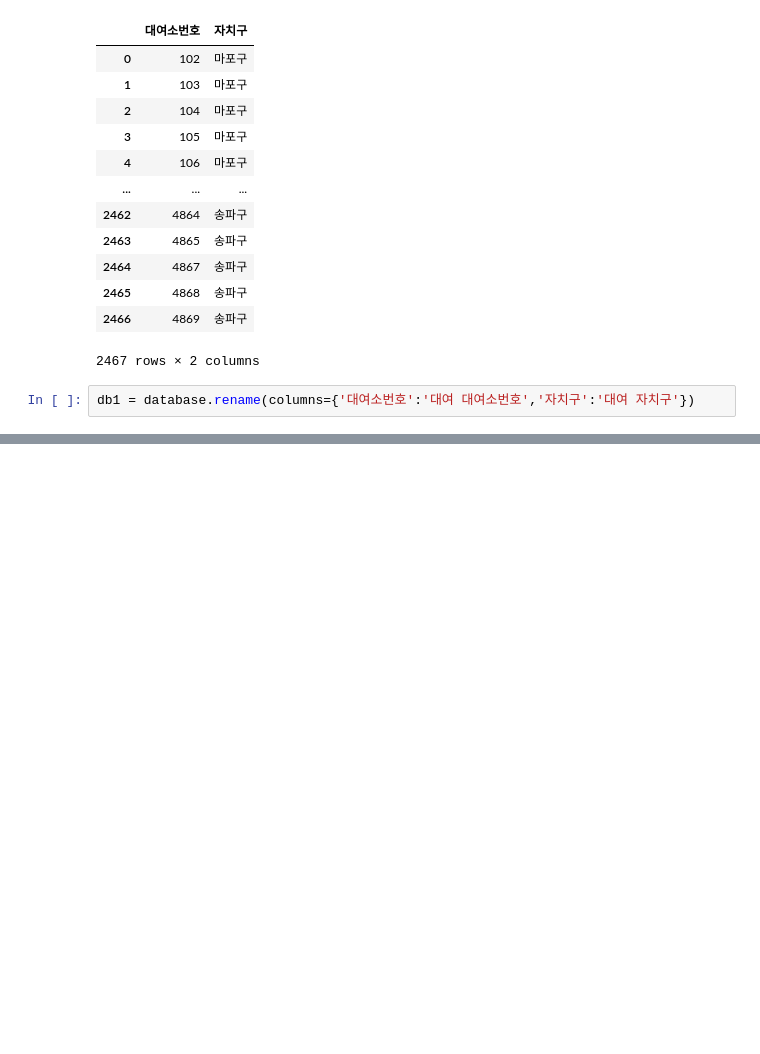
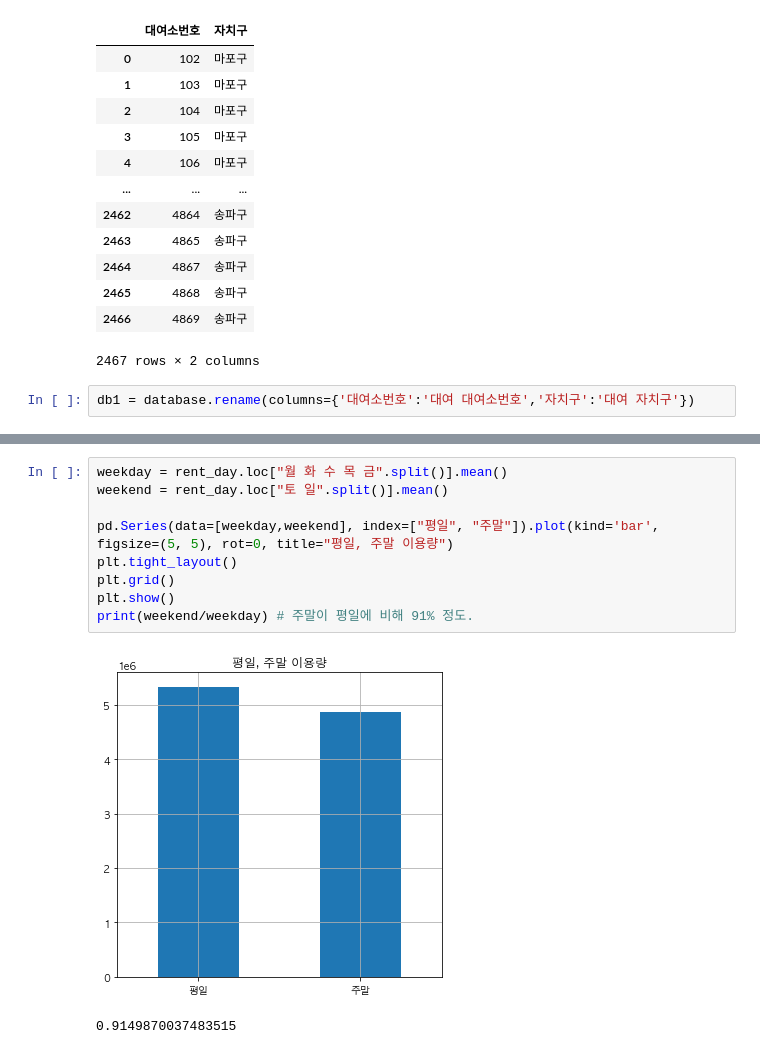
Before and after one commit to Markers/SC2_project, a Jupyter notebook: Src/time_rent.ipynb, the cells around one changed output, grey strips where cells are left out. Cells and saved outputs as stored; diff of their text form; blank space fills up the shorter version.

```diff
--- a/Src/time_rent.ipynb
+++ b/Src/time_rent.ipynb
@@ -415,0 +495,12 @@ rent_df.head()
+# %%
+weekday = rent_day.loc["월 화 수 목 금".split()].mean()
+weekend = rent_day.loc["토 일".split()].mean()
+
+pd.Series(data=[weekday,weekend], index=["평일", "주말"]).plot(kind='bar', figsize=(5, 5), rot=0, title="평일, 주말 이용량")
+plt.tight_layout()
+plt.grid()
+plt.show()
+print(weekend/weekday) # 주말이 평일에 비해 91% 정도.
+# %% [output]
+[figure, added]
+0.9149870037483515
```
Also changed, not shown: parts of 52 cells of this notebook.
